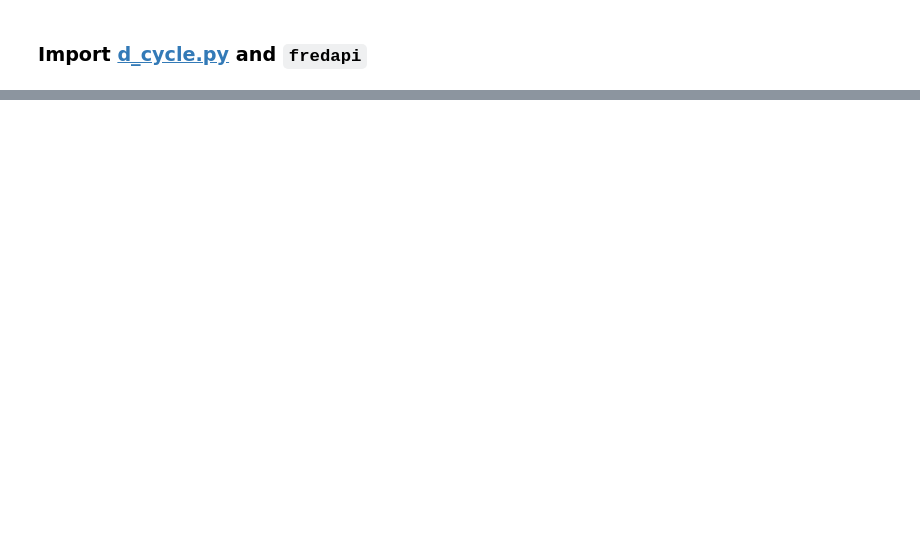
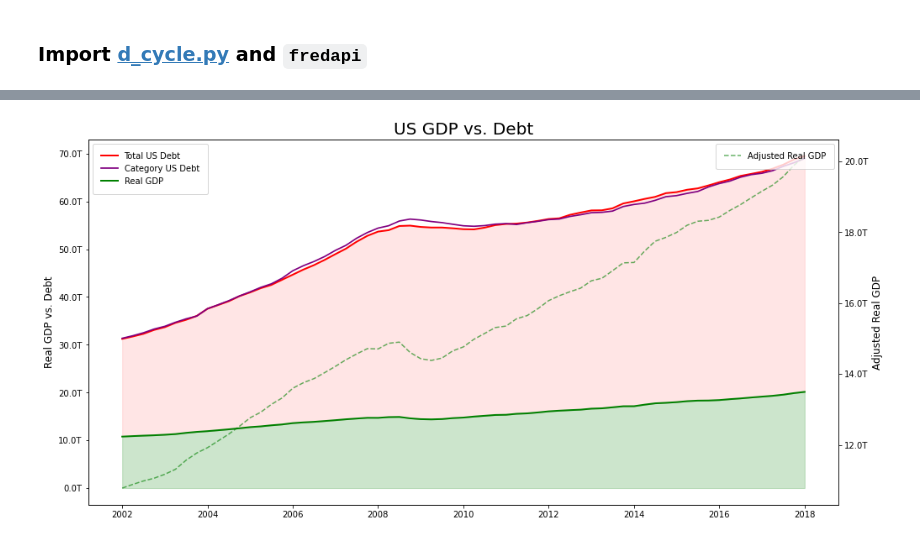
Before and after one commit to bridaniels/Principles_NavigatingBigDebtCrises, a Jupyter notebook: Part1/deflationDebtCycle/02_bubble.ipynb, the cells around one changed output, grey strips where cells are left out. Cells and saved outputs as stored; diff of their text form; code cells hidden in the pictures; blank space fills up the shorter version.

```diff
--- a/Part1/deflationDebtCycle/02_bubble.ipynb
+++ b/Part1/deflationDebtCycle/02_bubble.ipynb
@@ -55,0 +30,5 @@ k
+# %%
+# Debt vs. GDP
+p.plot_debt_vs_gdp()
+# %% [output]
+[figure, added]
```
Also changed, not shown: parts of 8 cells of this notebook, 1 other file.
